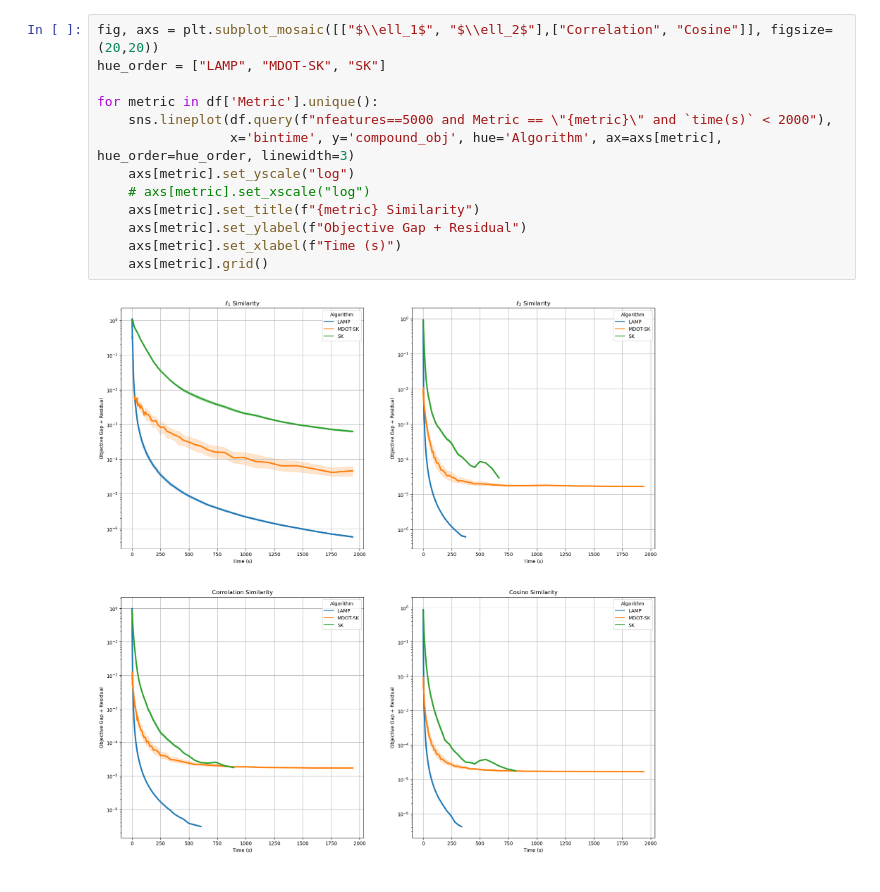
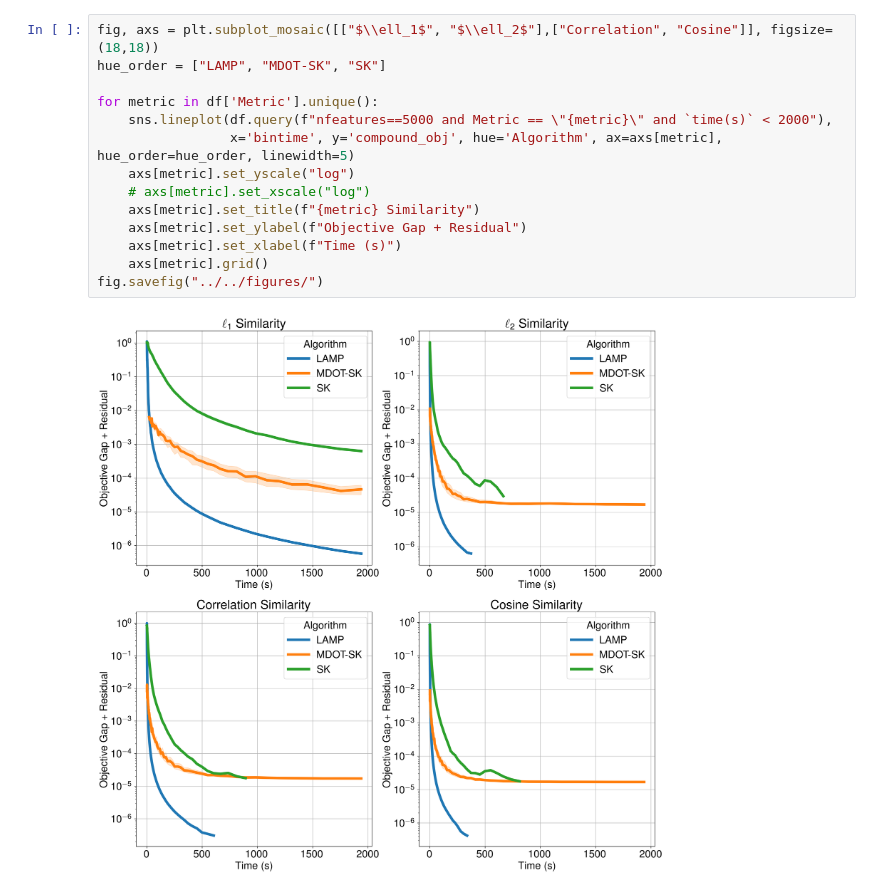
Before and after one commit to mxburns2022/CuDXG.jl, a Jupyter notebook: data/experiment_cellsim_broad/Untitled.ipynb, the cells around one changed output. Drawn from its saved outputs; the diff is of its cells as text.

```diff
--- a/data/experiment_cellsim_broad/Untitled.ipynb
+++ b/data/experiment_cellsim_broad/Untitled.ipynb
@@ -49,15 +54,16 @@ df["Metric"] = df['metric'].replace({
 # %%
-fig, axs = plt.subplot_mosaic([["$\\ell_1$", "$\\ell_2$"],["Correlation", "Cosine"]], figsize=(20,20))
+fig, axs = plt.subplot_mosaic([["$\\ell_1$", "$\\ell_2$"],["Correlation", "Cosine"]], figsize=(18,18))
 hue_order = ["LAMP", "MDOT-SK", "SK"]
 
 for metric in df['Metric'].unique():
     sns.lineplot(df.query(f"nfeatures==5000 and Metric == \"{metric}\" and `time(s)` < 2000"),
-                 x='bintime', y='compound_obj', hue='Algorithm', ax=axs[metric], hue_order=hue_order, linewidth=3)
+                 x='bintime', y='compound_obj', hue='Algorithm', ax=axs[metric], hue_order=hue_order, linewidth=5)
     axs[metric].set_yscale("log")
     # axs[metric].set_xscale("log")
     axs[metric].set_title(f"{metric} Similarity")
     axs[metric].set_ylabel(f"Objective Gap + Residual")
     axs[metric].set_xlabel(f"Time (s)")
     axs[metric].grid()
+fig.savefig("../../figures/")
 # %% [output]
-[figure, old version]
+[figure, new version]
```
Also changed, not shown: parts of 6 cells of this notebook, 23 other files.
